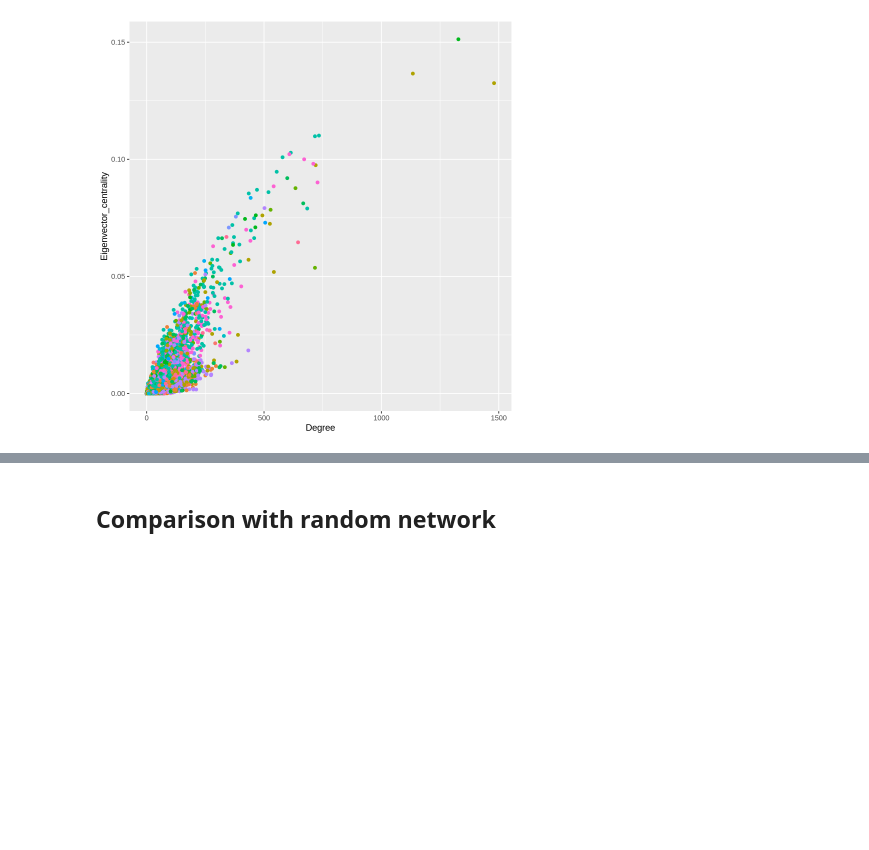
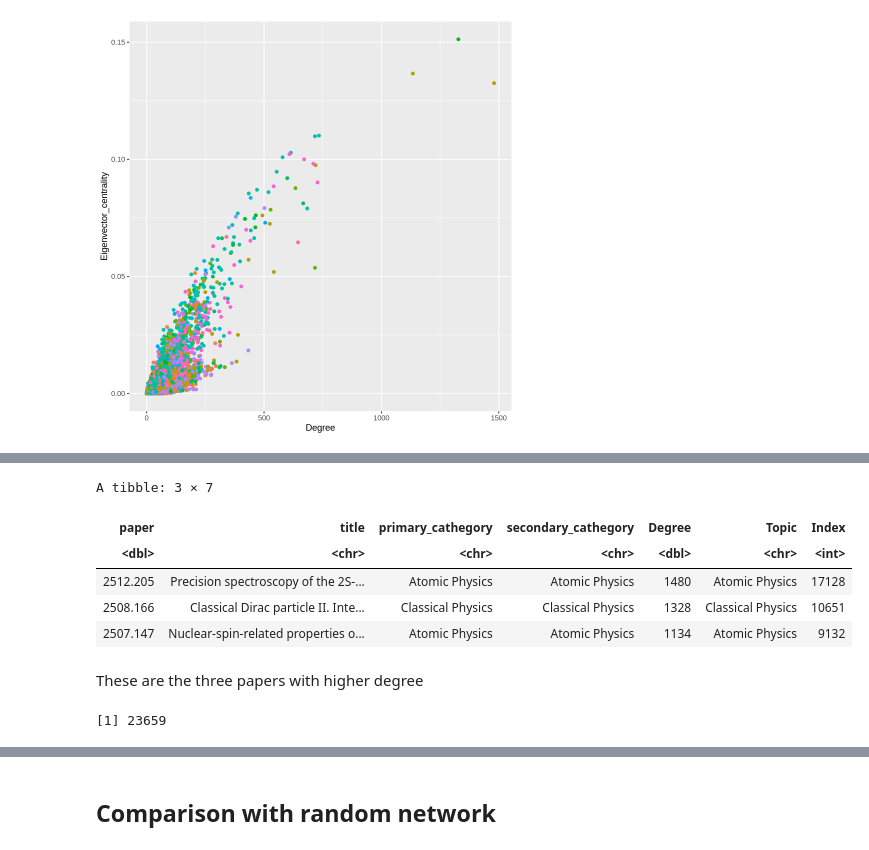
Before and after one commit to riccardo03-maker/Abstract_network, a Jupyter notebook: plots.ipynb, the cells around one changed output, grey strips where cells are left out. Saved outputs shown, nothing was run; the diff lists cells and outputs as text; code cells hidden in the pictures; blank space fills up the shorter version.

```diff
--- a/plots.ipynb
+++ b/plots.ipynb
@@ -149,0 +142,6 @@ ggplot(data = centrality_measures, aes(x = Degree, y = Eigenvector_centrality, c
+# %%
+#create a unique dataset with the papers and their degree (and topic)
+all_papers <- read_csv(
+    "data/all_papers.csv"
+)
+all_data <- bind_cols(all_papers, centrality_measures)
@@ -149,0 +161,15 @@ ggplot(data = centrality_measures, aes(x = Degree, y = Eigenvector_centrality, c
+# %%
+all_data %>%
+    select(c("paper", "title", "primary_cathegory", "secondary_cathegory", "Degree", "Topic")) %>%
+    mutate("Index" = c(0:(nrow(all_data) - 1))) %>%
+    arrange(desc(Degree)) %>%
+    top_n(3, Degree)
+# %% [output]
+A tibble: 3 × 7
+| paper | title | primary_cathegory | secondary_cathegory | Degree | Topic | Index |
+| <dbl> | <chr> | <chr> | <chr> | <dbl> | <chr> | <int> |
+| 2512.205 | Precision spectroscopy of the 2S-... | Atomic Physics | Atomic Physics | 1480 | Atomic Physics | 17128 |
+| 2508.166 | Classical Dirac particle II. Inte... | Classical Physics | Classical Physics | 1328 | Classical Physics | 10651 |
+| 2507.147 | Nuclear-spin-related properties o... | Atomic Physics | Atomic Physics | 1134 | Atomic Physics | 9132 |
+# %% [markdown]
+These are the three papers with higher degree
@@ -149,0 +180,4 @@ ggplot(data = centrality_measures, aes(x = Degree, y = Eigenvector_centrality, c
+# %%
+nrow(core_data)
+# %% [output]
+[1] 23659
```
Also changed, not shown: parts of 17 cells of this notebook, 6 other files.
